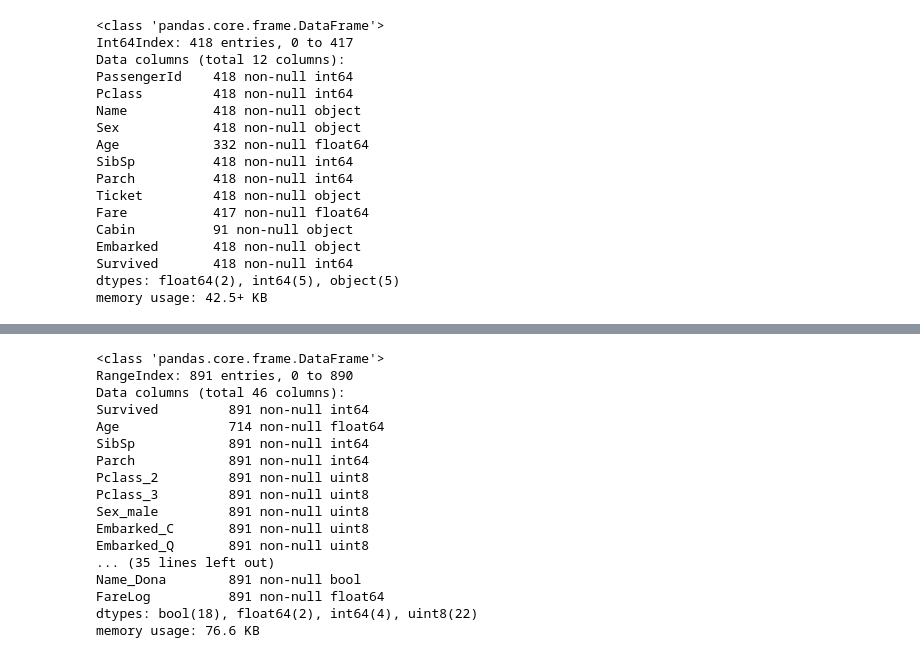
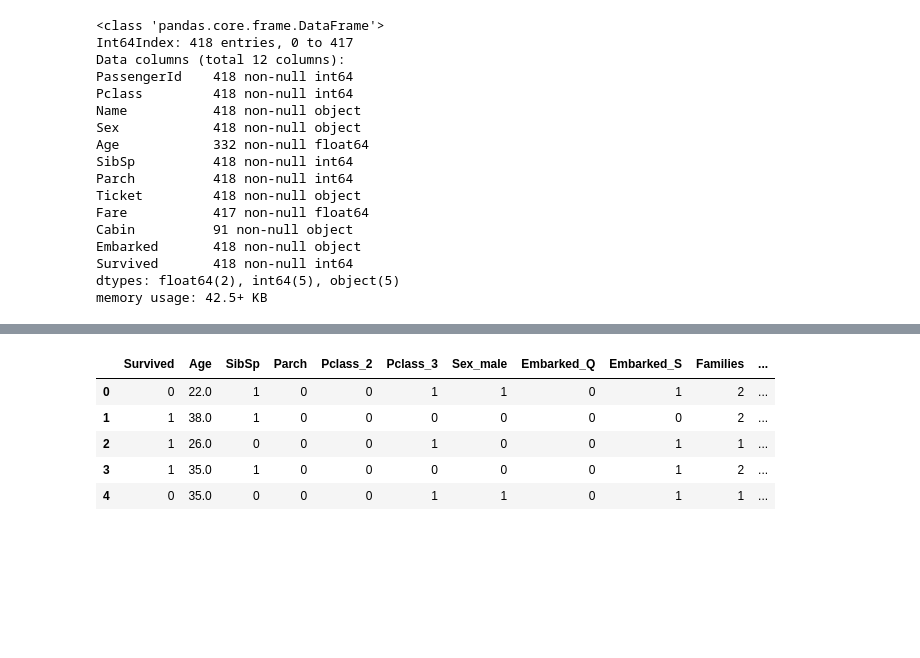
Before and after one commit to tadyjp/kaggle, a Jupyter notebook: titanic/main.ipynb, the cells around one changed output, grey strips where cells are left out. Cells and saved outputs as stored; diff of their text form; code cells hidden in the pictures; blank space fills up the shorter version.

```diff
--- a/titanic/main.ipynb
+++ b/titanic/main.ipynb
@@ -107,63 +119,67 @@ def process(df):
     # dummy Sex
     dummy_sex = pd.get_dummies(df['Sex'], prefix='Sex', drop_first=True)
     df = pd.concat((df, dummy_sex), axis=1)
 
     # dummy Embarked
-    dummy_embarked = pd.get_dummies(df['Embarked'], prefix='Embarked')
+    dummy_embarked = pd.get_dummies(df['Embarked'], prefix='Embarked', drop_first=True)
     df = pd.concat((df, dummy_embarked), axis=1)
 
     # bin Age
-    age_bins = list(range(0, 80 + 1, 5))
-    age_bins_labels = [str(b) + "-" for b in age_bins[:-1]]
-    age_bins_array = pd.cut(df['Age'], bins=age_bins, labels=age_bins_labels)
-    df_age_bins = pd.DataFrame({'AgeBin': age_bins_array}, columns=('AgeBin',))
-    dummy_age_bins = pd.get_dummies(df_age_bins['AgeBin'], prefix='AgeBin')
-    df = pd.concat((df, dummy_age_bins), axis=1)
+    # age_bins = list(range(0, 80 + 1, 5))
+    # age_bins_labels = [str(b) + "-" for b in age_bins[:-1]]
+    # age_bins_array = pd.cut(df['Age'], bins=age_bins, labels=age_bins_labels)
+    # df_age_bins = pd.DataFrame({'AgeBin': age_bins_array}, columns=('AgeBin',))
+    # dummy_age_bins = pd.get_dummies(df_age_bins['AgeBin'], prefix='AgeBin')
+    # df = pd.concat((df, dummy_age_bins), axis=1)
+    #
+    # df = pd.concat((df, df_age_bins), axis=1)
 
-    df = pd.concat((df, df_age_bins), axis=1)
+    # Age
+    df['Age'].fillna(df['Age'].dropna().median(), inplace=True)
 
     # Families
-    df['Families'] = df['SibSp'] + df['Parch']
+    df['Families'] = df['SibSp'] + df['Parch'] + 1
 
-    # Name
-    name_classes = ['Dr', 'Major', 'Jonkheer', 'Lady', 'Col', 'Capt', 'Countess', 'Mr', 'Mlle', 'Master', 'Sir', 'Ms',
-                    'Don', 'Rev', 'Mme', 'Mrs', 'Miss', 'Dona']
-    for name_class in name_classes:
-        df['Name_' + name_class] = df['Name'].str.contains(name_class)
+    # IsAlone
+    df['IsAlone'] = df['Families'] == 1
 
+    # Name title
+    df['NameTitle'] = df['Name'].str.extract(' ([A-Za-z]+)\.', expand=False)
+    df['NameTitle'] = df['NameTitle'].replace(
+        ['Lady', 'Countess', 'Capt', 'Col', 'Don', 'Dr', 'Major', 'Rev', 'Sir', 'Jonkheer', 'Dona'], 'Rare')
+    df['NameTitle'] = df['NameTitle'].replace('Mlle', 'Miss')
+    df['NameTitle'] = df['NameTitle'].replace('Ms', 'Miss')
+    df['NameTitle'] = df['NameTitle'].replace('Mme', 'Mrs')
+    dummy_embarked = pd.get_dummies(df['NameTitle'], prefix='NameTitle')
+    df = pd.concat((df, dummy_embarked), axis=1)
+
+    # Fare
+    df['Fare'].fillna(df['Fare'].dropna().median(), inplace=True)
     df['FareLog'] = np.log(df['Fare'] + 1)
+
 
     # drop
     df = df.drop('PassengerId', axis=1)
     df = df.drop('Pclass', axis=1)
     df = df.drop('Sex', axis=1)
-    df = df.drop('AgeBin', axis=1)
+    # df = df.drop('AgeBin', axis=1)
     df = df.drop('Embarked', axis=1)
     df = df.drop('Name', axis=1)
+    df = df.drop('NameTitle', axis=1)
     df = df.drop('Ticket', axis=1)
     df = df.drop('Cabin', axis=1)
     df = df.drop('Fare', axis=1)
+    # df = df.drop('Age', axis=1)
 
     return df
 
 
 df_train_processed = process(df_train)
-df_train_processed.info()
+df_train_processed.head()
 # %% [output]
-<class 'pandas.core.frame.DataFrame'>
-RangeIndex: 891 entries, 0 to 890
-Data columns (total 46 columns):
-Survived         891 non-null int64
-Age              714 non-null float64
-SibSp            891 non-null int64
-Parch            891 non-null int64
-Pclass_2         891 non-null uint8
-Pclass_3         891 non-null uint8
-Sex_male         891 non-null uint8
-Embarked_C       891 non-null uint8
-Embarked_Q       891 non-null uint8
-... (35 lines left out)
-Name_Dona        891 non-null bool
-FareLog          891 non-null float64
-dtypes: bool(18), float64(2), int64(4), uint8(22)
-memory usage: 76.6 KB
+|  | Survived | Age | SibSp | Parch | Pclass_2 | Pclass_3 | Sex_male | Embarked_Q | Embarked_S | Families | ... |
+| 0 | 0 | 22.0 | 1 | 0 | 0 | 1 | 1 | 0 | 1 | 2 | ... |
+| 1 | 1 | 38.0 | 1 | 0 | 0 | 0 | 0 | 0 | 0 | 2 | ... |
+| 2 | 1 | 26.0 | 0 | 0 | 0 | 1 | 0 | 0 | 1 | 1 | ... |
+| 3 | 1 | 35.0 | 1 | 0 | 0 | 0 | 0 | 0 | 1 | 2 | ... |
+| 4 | 0 | 35.0 | 0 | 0 | 0 | 1 | 1 | 0 | 1 | 1 | ... |
```
Also changed, not shown: parts of 14 cells of this notebook.
